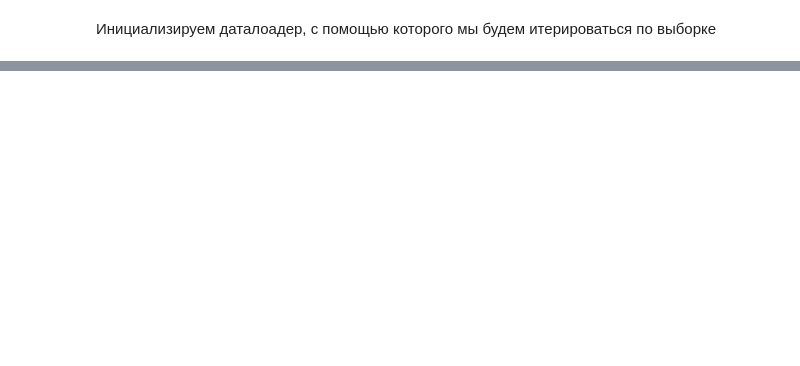
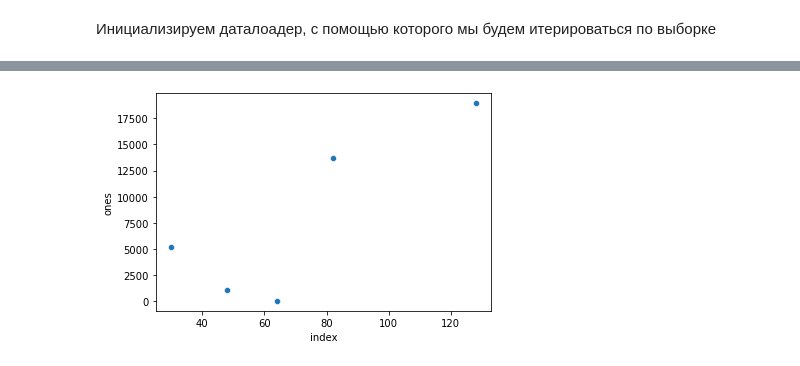
Before and after one commit to ArtamonovDen/HSE-ML, a Jupyter notebook: lab2.ipynb, the cells around one changed output, grey strips where cells are left out. Drawn from its saved outputs; the diff is of its cells as text; code cells hidden in the pictures; blank space fills up the shorter version.

```diff
--- a/lab2.ipynb
+++ b/lab2.ipynb
@@ -142,0 +642,5 @@ print('Finished Training')
+# %%
+sns.scatterplot(x='index', y='ones', data=df_ones.reset_index())
+plt.show()
+# %% [output]
+[figure, added]
```
Also changed, not shown: parts of 90 cells of this notebook, 1 other file.
